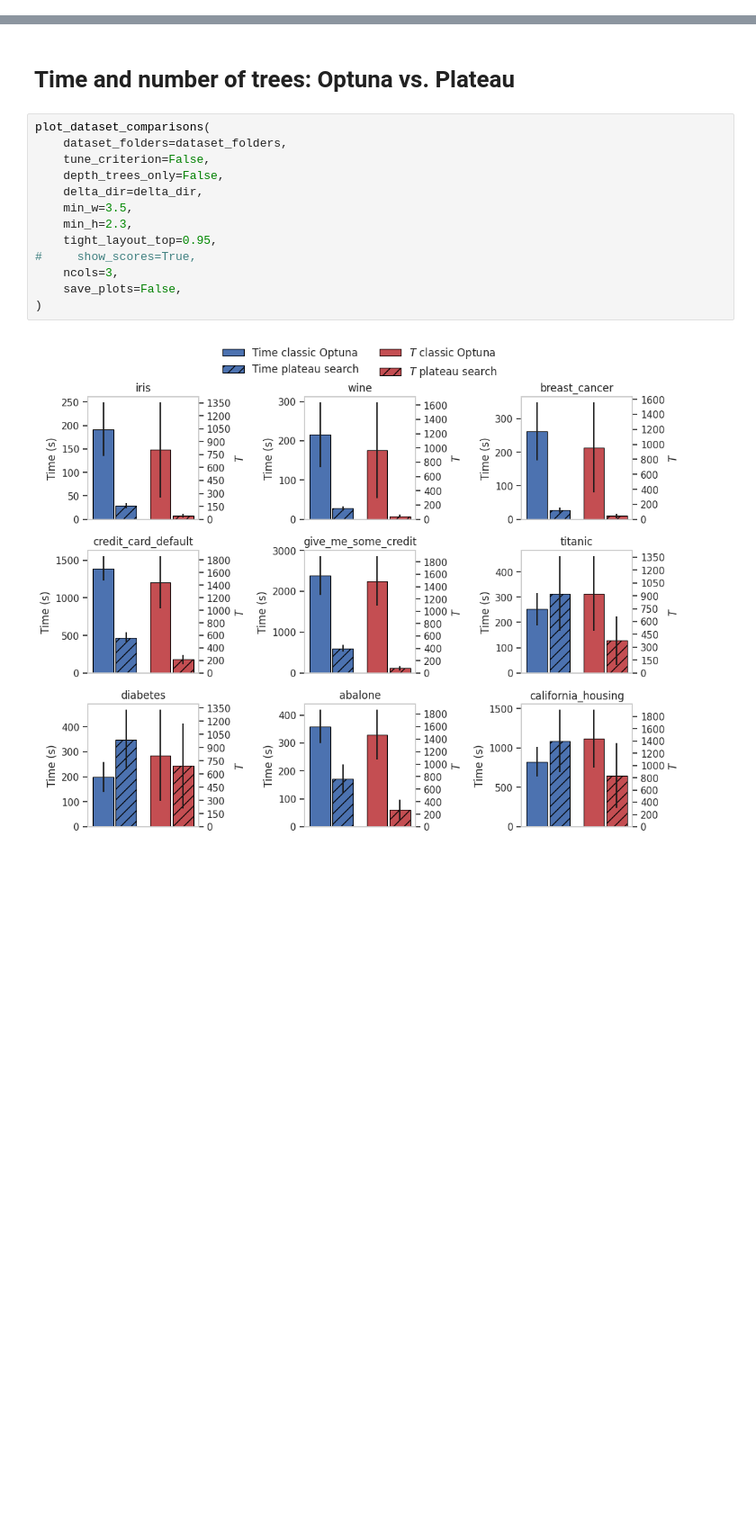
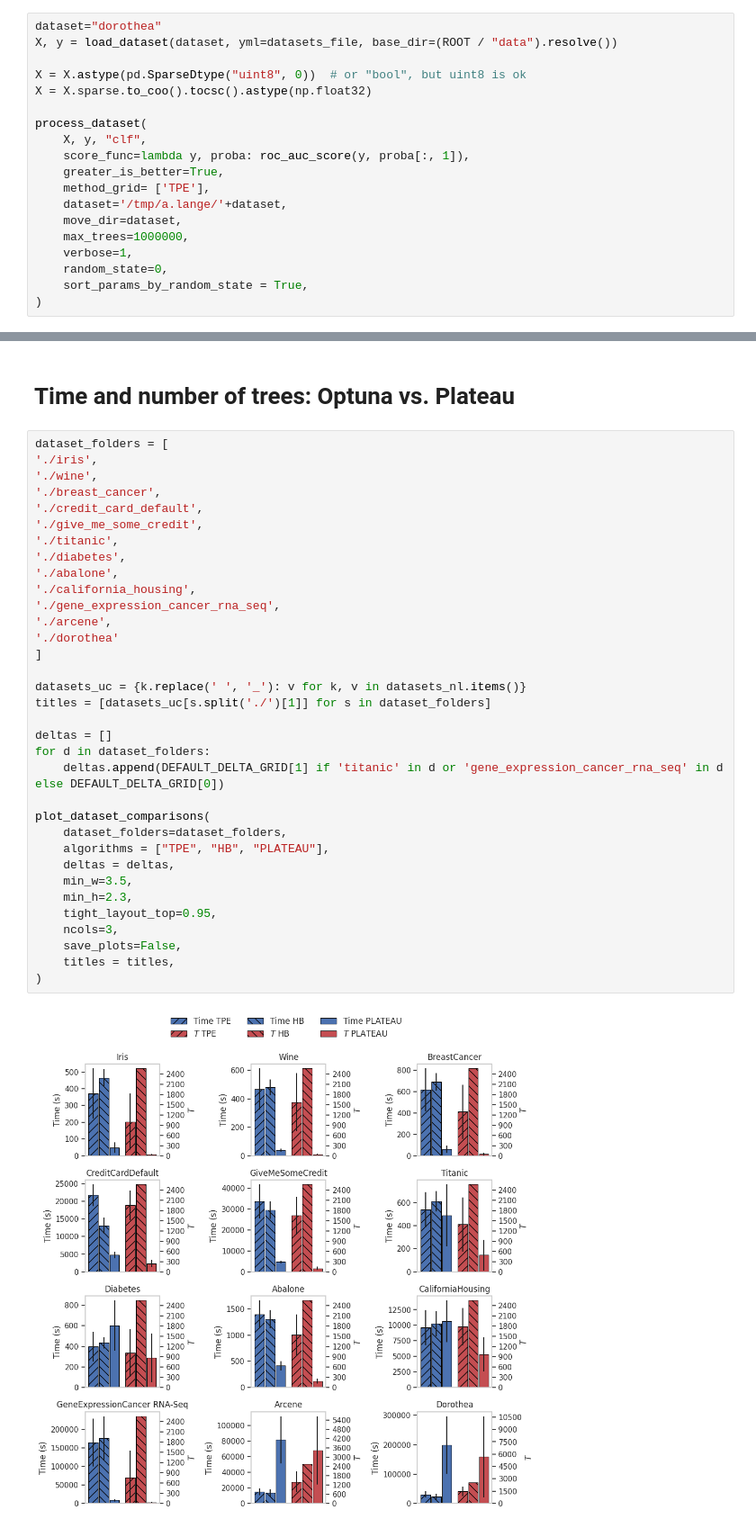
Before and after one commit to lange-am/rf_plateau_hpo, a Jupyter notebook: notebooks/paper_repro.ipynb, the cells around one changed output, grey strips where cells are left out. Shown at 90% size. Drawn from its saved outputs; the diff is of its cells as text; blank space fills up the shorter version.

```diff
--- a/notebooks/paper_repro.ipynb
+++ b/notebooks/paper_repro.ipynb
@@ -188,0 +320,19 @@ process_dataset(
+# %%
+dataset="dorothea"
+X, y = load_dataset(dataset, yml=datasets_file, base_dir=(ROOT / "data").resolve())
+
+X = X.astype(pd.SparseDtype("uint8", 0))  # or "bool", but uint8 is ok
+X = X.sparse.to_coo().tocsc().astype(np.float32)
+
+process_dataset(
+    X, y, "clf",
+    score_func=lambda y, proba: roc_auc_score(y, proba[:, 1]),
+    greater_is_better=True,
+    method_grid= ['TPE'],
+    dataset='/tmp/a.lange/'+dataset,
+    move_dir=dataset,
+    max_trees=1000000,
+    verbose=1,
+    random_state=0,
+    sort_params_by_random_state = True,
+)
@@ -349,17 +591,38 @@ with open('criterion_depth_yes_vs_no.tex', 'w') as file:
 # %% [markdown]
 # Time and number of trees: Optuna vs. Plateau
 # %%
+dataset_folders = [
+'./iris',
+'./wine',
+'./breast_cancer',
+'./credit_card_default',
+'./give_me_some_credit',
+'./titanic',
+'./diabetes',
+'./abalone',
+'./california_housing',
+'./gene_expression_cancer_rna_seq',
+'./arcene',
+'./dorothea'
+]
+
+datasets_uc = {k.replace(' ', '_'): v for k, v in datasets_nl.items()}
+titles = [datasets_uc[s.split('./')[1]] for s in dataset_folders]
+
+deltas = []
+for d in dataset_folders:
+    deltas.append(DEFAULT_DELTA_GRID[1] if 'titanic' in d or 'gene_expression_cancer_rna_seq' in d else DEFAULT_DELTA_GRID[0])
+
 plot_dataset_comparisons(
     dataset_folders=dataset_folders,
-    tune_criterion=False,
-    depth_trees_only=False,
-    delta_dir=delta_dir,
+    algorithms = ["TPE", "HB", "PLATEAU"],
+    deltas = deltas,
     min_w=3.5,
     min_h=2.3,
     tight_layout_top=0.95,
-#     show_scores=True,
     ncols=3,
     save_plots=False,
+    titles = titles,
 )
 # %% [output]
-[figure, old version]
+[figure, new version]
```
Also changed, not shown: parts of 25 cells of this notebook, 7 other files.
